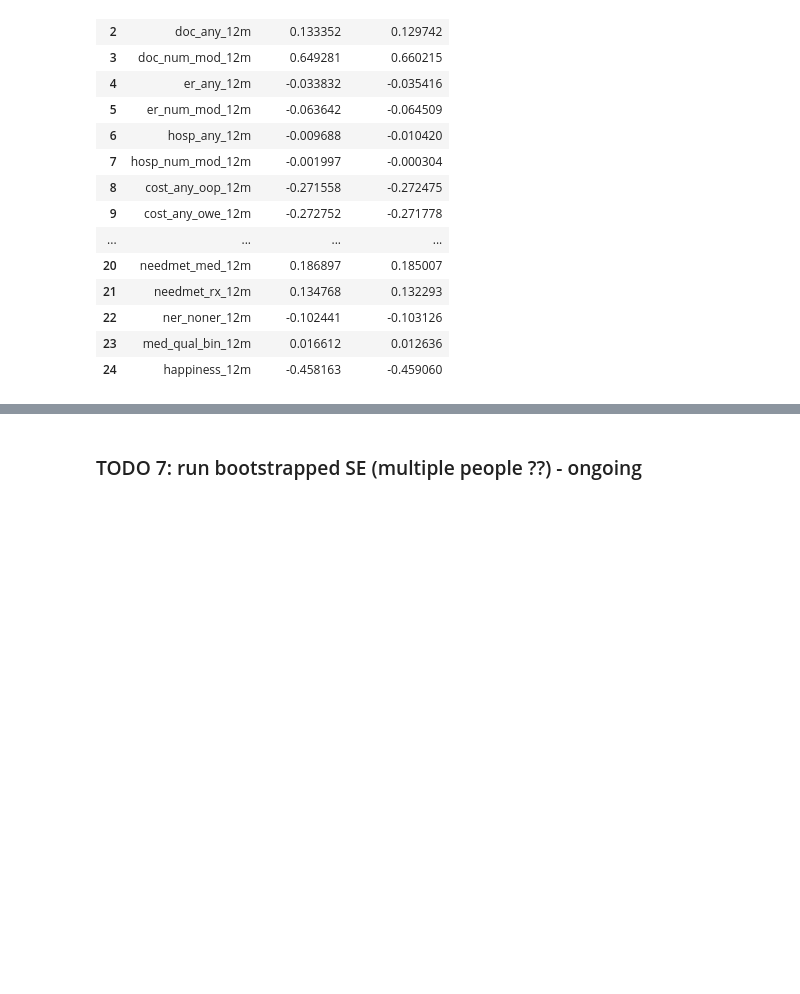
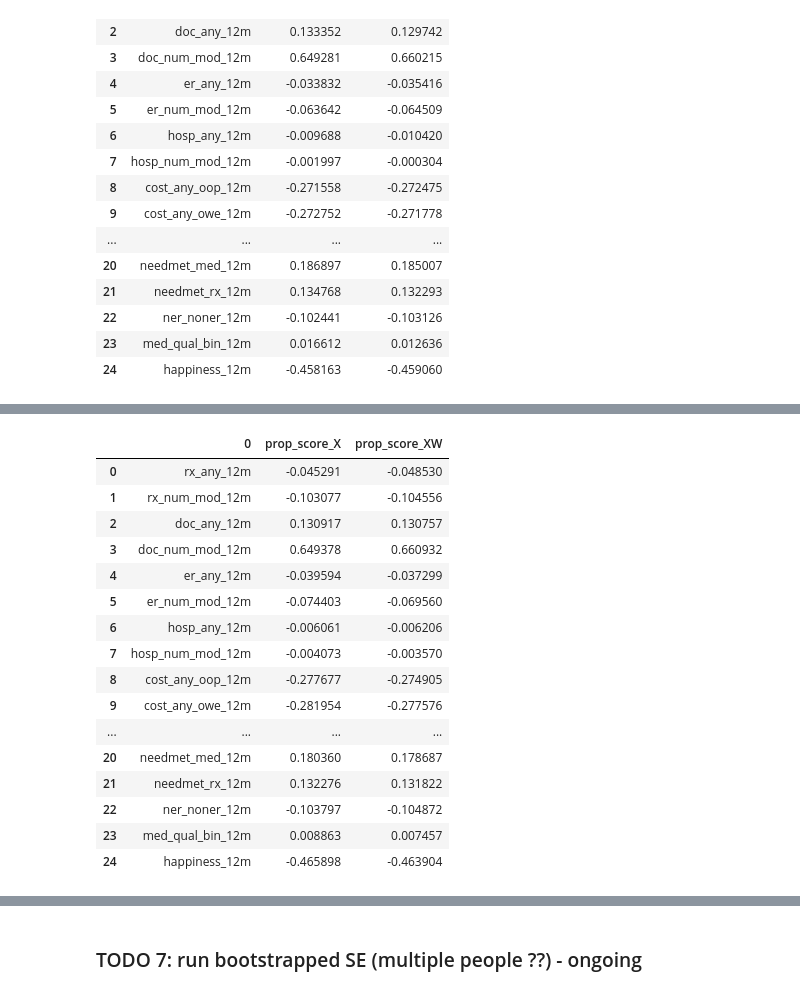
Before and after one commit to Yasmineouattara/ML_for_Econ_Final_Project, a Jupyter notebook: Data12m_NA_experiment_Donna.ipynb, the cells around one changed output, grey strips where cells are left out. Drawn from its saved outputs; the diff is of its cells as text; code cells hidden in the pictures; blank space fills up the shorter version.

```diff
--- a/Data12m_NA_experiment_Donna.ipynb
+++ b/Data12m_NA_experiment_Donna.ipynb
@@ -1801,0 +1917,38 @@ lat_coeff_df = ccoeff_df.to_latex(index=True)
+# %%
+diff_coeff_df = pd.DataFrame()
+# %%
+for y in outcomes:
+    Y_b = [y]
+    vars = W + X_diff + Z_b + D_bd + S_b + Y_b
+    data = f12m_imp_data[vars]
+    Y = y
+
+    tau1, tau2 = dml_tau_est1(data, W, X_diff, Z, Dd, S, Y, nfolds=5)
+
+    temp = pd.DataFrame([tau1, tau2]).T
+    diff_coeff_df = pd.concat([diff_coeff_df, temp], axis = 0)
+# %%
+diff_coeff_df.columns = ['prop_score_X', 'prop_score_XW']
+# %%
+dcoeff_df1 = diff_coeff_df.reset_index(drop=True)
+# %%
+dcoeff_df = pd.concat([pd.DataFrame(outcomes), dcoeff_df1], axis=1)
+dcoeff_df
+# %% [output]
+|  | 0 | prop_score_X | prop_score_XW |
+| 0 | rx_any_12m | -0.045291 | -0.048530 |
+| 1 | rx_num_mod_12m | -0.103077 | -0.104556 |
+| 2 | doc_any_12m | 0.130917 | 0.130757 |
+| 3 | doc_num_mod_12m | 0.649378 | 0.660932 |
+| 4 | er_any_12m | -0.039594 | -0.037299 |
+| 5 | er_num_mod_12m | -0.074403 | -0.069560 |
+| 6 | hosp_any_12m | -0.006061 | -0.006206 |
+| 7 | hosp_num_mod_12m | -0.004073 | -0.003570 |
+| 8 | cost_any_oop_12m | -0.277677 | -0.274905 |
+| 9 | cost_any_owe_12m | -0.281954 | -0.277576 |
+| ... | ... | ... | ... |
+| 20 | needmet_med_12m | 0.180360 | 0.178687 |
+| 21 | needmet_rx_12m | 0.132276 | 0.131822 |
+| 22 | ner_noner_12m | -0.103797 | -0.104872 |
+| 23 | med_qual_bin_12m | 0.008863 | 0.007457 |
+| 24 | happiness_12m | -0.465898 | -0.463904 |
```
Also changed, not shown: parts of 35 cells of this notebook.
